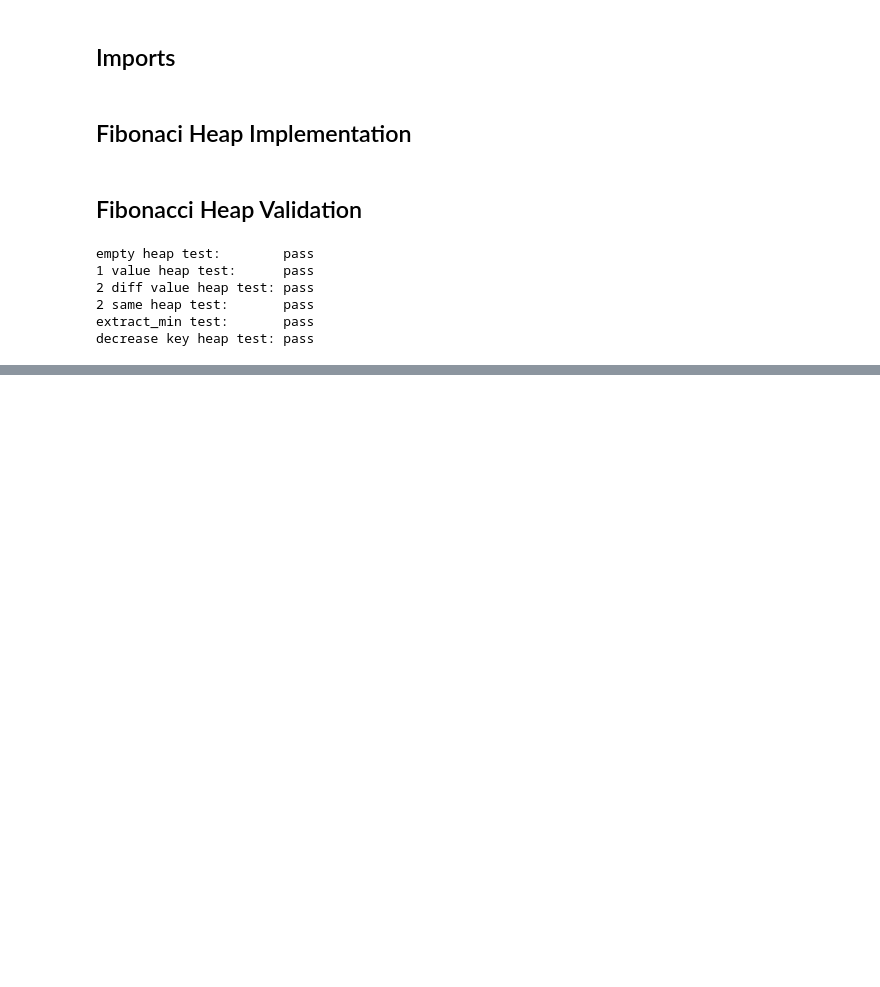
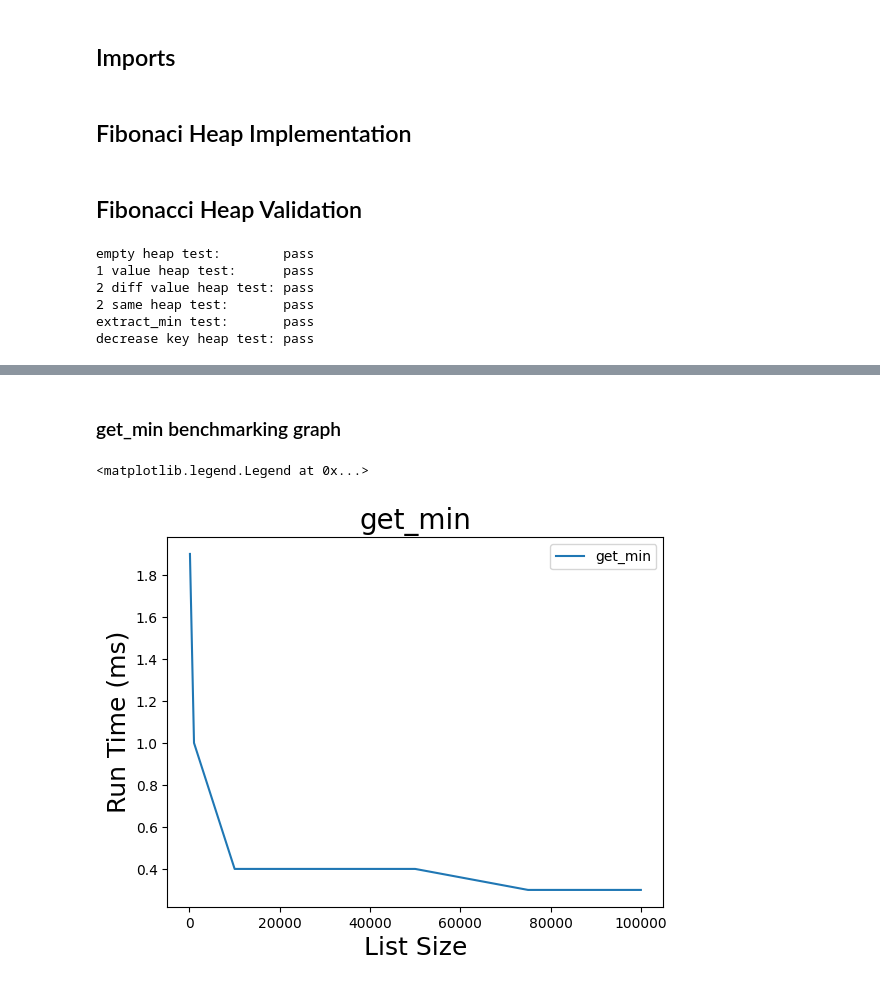
Before and after one commit to littond/CSC3310-FinalProgram, a Jupyter notebook: final_program.ipynb, the cells around one changed output, grey strips where cells are left out. Cells and saved outputs as stored; diff of their text form; code cells hidden in the pictures; blank space fills up the shorter version.

```diff
--- a/final_program.ipynb
+++ b/final_program.ipynb
@@ -322,0 +375,14 @@ merge | $O(1)$
+# %%
+def get_min_benchmark(heap_to_insert):
+    start_time = time.perf_counter()
+    heap_to_insert.get_min().key
+    return (time.perf_counter() - start_time)
+# %%
+get_min_benchmarks = list()
+get_min_benchmarks.append(get_min_benchmark(insert_100) * 1E6)
+get_min_benchmarks.append(get_min_benchmark(insert_1000) * 1E6)
+get_min_benchmarks.append(get_min_benchmark(insert_10000) * 1E6)
+get_min_benchmarks.append(get_min_benchmark(insert_25000) * 1E6)
+get_min_benchmarks.append(get_min_benchmark(insert_50000) * 1E6)
+get_min_benchmarks.append(get_min_benchmark(insert_75000) * 1E6)
+get_min_benchmarks.append(get_min_benchmark(insert_100000) * 1E6)
@@ -322,0 +436,11 @@ merge | $O(1)$
+# %% [markdown]
+### get_min benchmarking graph
+# %%
+plt.plot(list_sizes, get_min_benchmarks, label = "get_min")
+plt.xlabel("List Size", fontsize = 18)
+plt.ylabel("Run Time (ms)", fontsize = 18)
+plt.title("get_min", fontsize = 20)
+plt.legend()
+# %% [output]
+<matplotlib.legend.Legend at 0x...>
+[figure, added]
```
Also changed, not shown: parts of 20 cells of this notebook.
